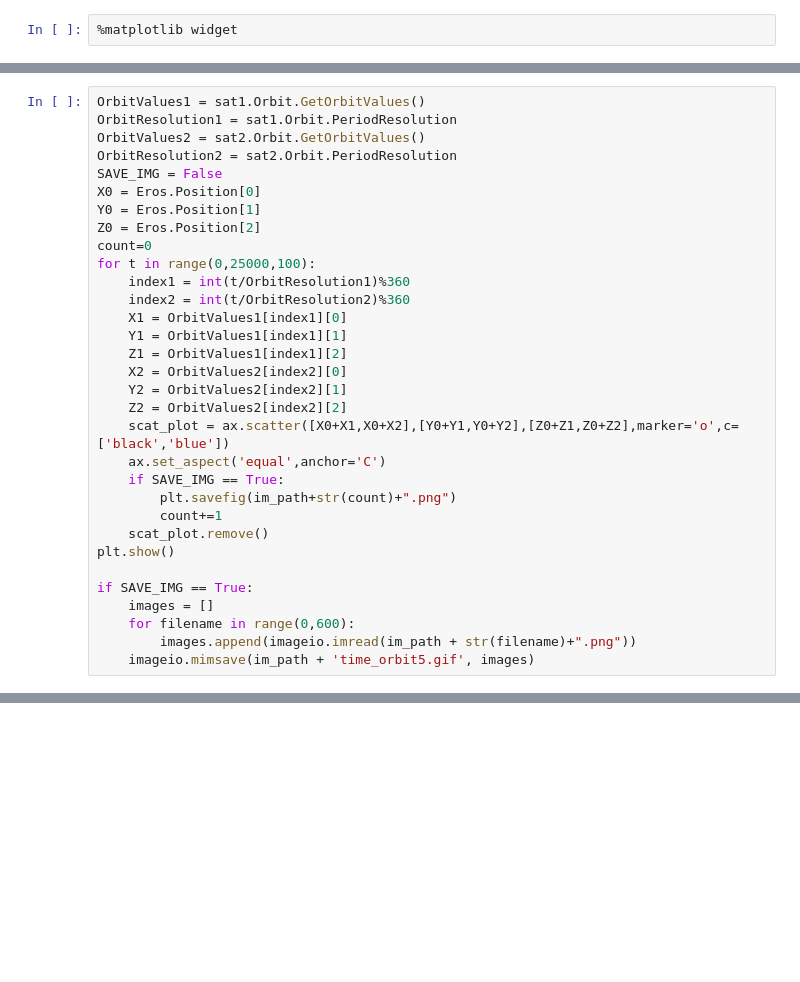
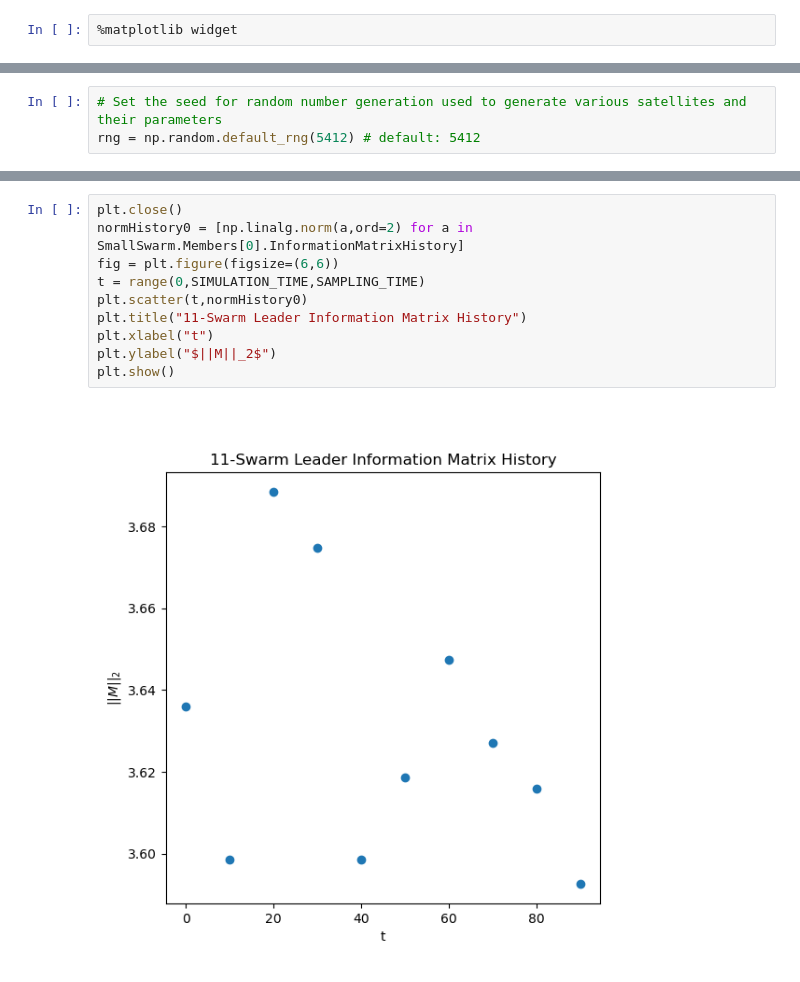
Before and after one commit to Anshuman1957/MasterThesis_SW, a Jupyter notebook: ModelExecution.ipynb, the cells around one changed output, grey strips where cells are left out. Cells and saved outputs as stored; diff of their text form; blank space fills up the shorter version.

```diff
--- a/ModelExecution.ipynb
+++ b/ModelExecution.ipynb
@@ -278,32 +2,0 @@ ax,fig = Eros.PlotSatelliteOrbit(sat2,ax,fig,PlotInitialPosition=False)
-# %%
-OrbitValues1 = sat1.Orbit.GetOrbitValues()
-OrbitResolution1 = sat1.Orbit.PeriodResolution
-OrbitValues2 = sat2.Orbit.GetOrbitValues()
-OrbitResolution2 = sat2.Orbit.PeriodResolution
-SAVE_IMG = False
-X0 = Eros.Position[0]
-Y0 = Eros.Position[1]
-Z0 = Eros.Position[2]
-count=0
-for t in range(0,25000,100):
-    index1 = int(t/OrbitResolution1)%360
-    index2 = int(t/OrbitResolution2)%360
-    X1 = OrbitValues1[index1][0]
-    Y1 = OrbitValues1[index1][1]
-    Z1 = OrbitValues1[index1][2]
-    X2 = OrbitValues2[index2][0]
-    Y2 = OrbitValues2[index2][1]
-    Z2 = OrbitValues2[index2][2]
-    scat_plot = ax.scatter([X0+X1,X0+X2],[Y0+Y1,Y0+Y2],[Z0+Z1,Z0+Z2],marker='o',c=['black','blue'])
-    ax.set_aspect('equal',anchor='C')
-    if SAVE_IMG == True:
-        plt.savefig(im_path+str(count)+".png")
-        count+=1
-    scat_plot.remove()
-plt.show()
-
-if SAVE_IMG == True:
-    images = []
-    for filename in range(0,600):
-        images.append(imageio.imread(im_path + str(filename)+".png"))
-    imageio.mimsave(im_path + 'time_orbit5.gif', images)
@@ -311,0 +19,3 @@ if SAVE_IMG == True:
+# %%
+# Set the seed for random number generation used to generate various satellites and their parameters
+rng = np.random.default_rng(5412) # default: 5412
@@ -311,0 +827,12 @@ if SAVE_IMG == True:
+# %%
+plt.close()
+normHistory0 = [np.linalg.norm(a,ord=2) for a in SmallSwarm.Members[0].InformationMatrixHistory]
+fig = plt.figure(figsize=(6,6))
+t = range(0,SIMULATION_TIME,SAMPLING_TIME)
+plt.scatter(t,normHistory0)
+plt.title("11-Swarm Leader Information Matrix History")
+plt.xlabel("t")
+plt.ylabel("$||M||_2$")
+plt.show()
+# %% [output]
+[figure, added]
```
Also changed, not shown: parts of 52 cells of this notebook, 6 other files.
